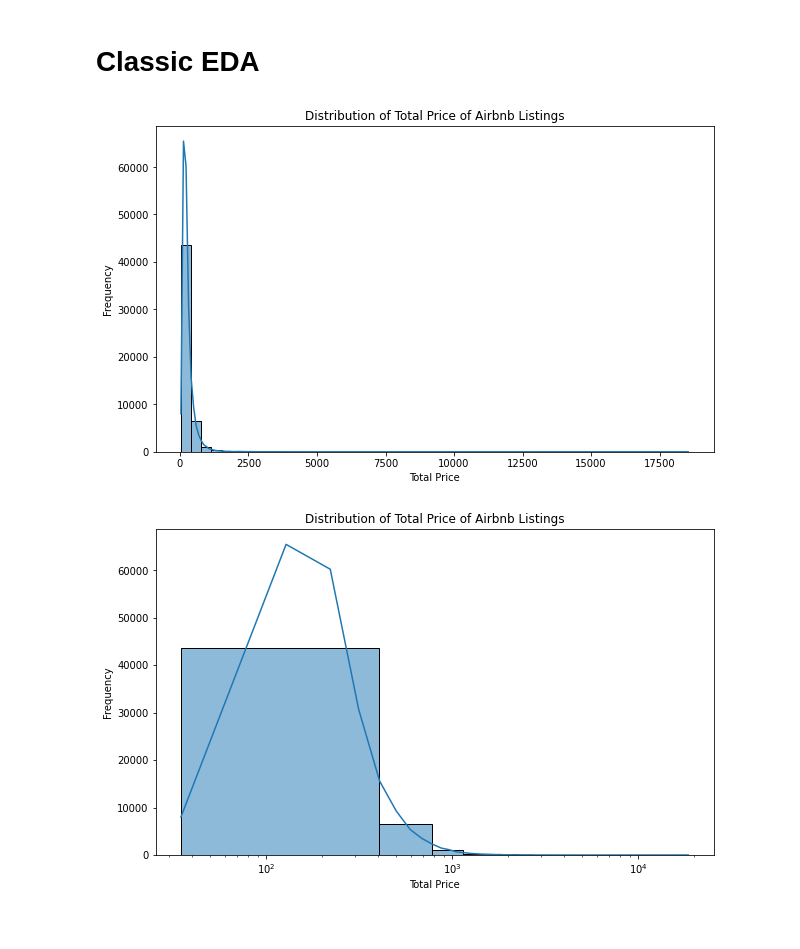
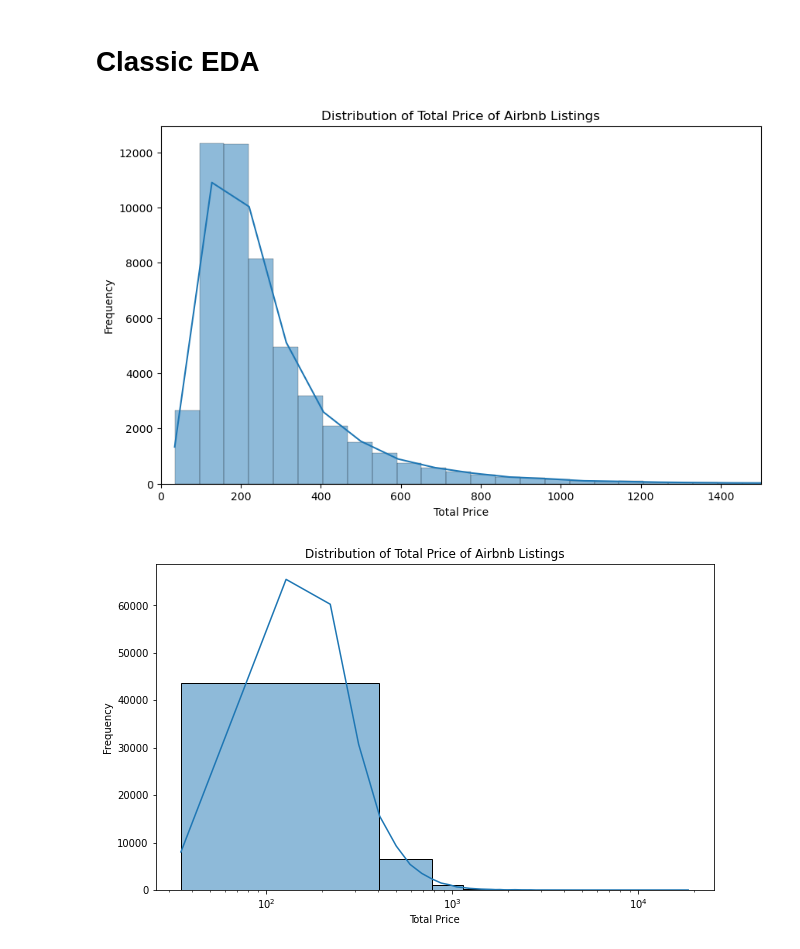
Before and after one commit to com-480-data-visualization/project-2023-les-zinzins, a Jupyter notebook: EDA.ipynb, the cells around one changed output. Saved outputs shown, nothing was run; the diff lists cells and outputs as text; code cells hidden in the pictures.

```diff
--- a/EDA.ipynb
+++ b/EDA.ipynb
@@ -56,12 +50,23 @@ df = final_df.copy()
+# %%
+# df = final_df.copy()
+df = pd.read_csv('all_data.csv', sep=',')
 # %%
+# plt.figure(figsize=(10, 6))
+# sns.histplot(df['realSum'], bins=50, kde=True)
+# plt.title('Distribution of Total Price of Airbnb Listings')
+# plt.xlabel('Total Price')
+# plt.ylabel('Frequency')
+# plt.show()
+
 plt.figure(figsize=(10, 6))
-sns.histplot(df['realSum'], bins=50, kde=True)
+sns.histplot(df['realSum'], bins=300, kde=True)
 plt.title('Distribution of Total Price of Airbnb Listings')
 plt.xlabel('Total Price')
 plt.ylabel('Frequency')
+plt.xlim(0, 1500)
 plt.show()
 # %% [output]
-[figure, old version]
+[figure, new version]
 # %%
 plt.figure(figsize=(10, 6))
 sns.histplot(df['realSum'], bins=50, kde=True)
```
Also changed, not shown: parts of 3 cells of this notebook, 1 other file.
